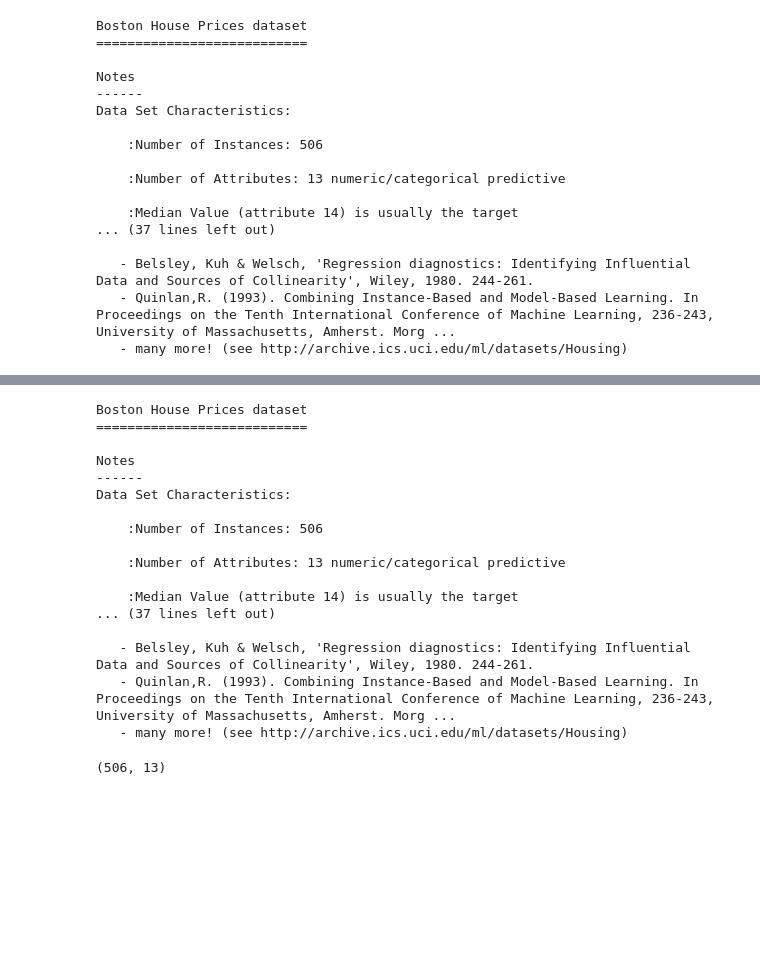
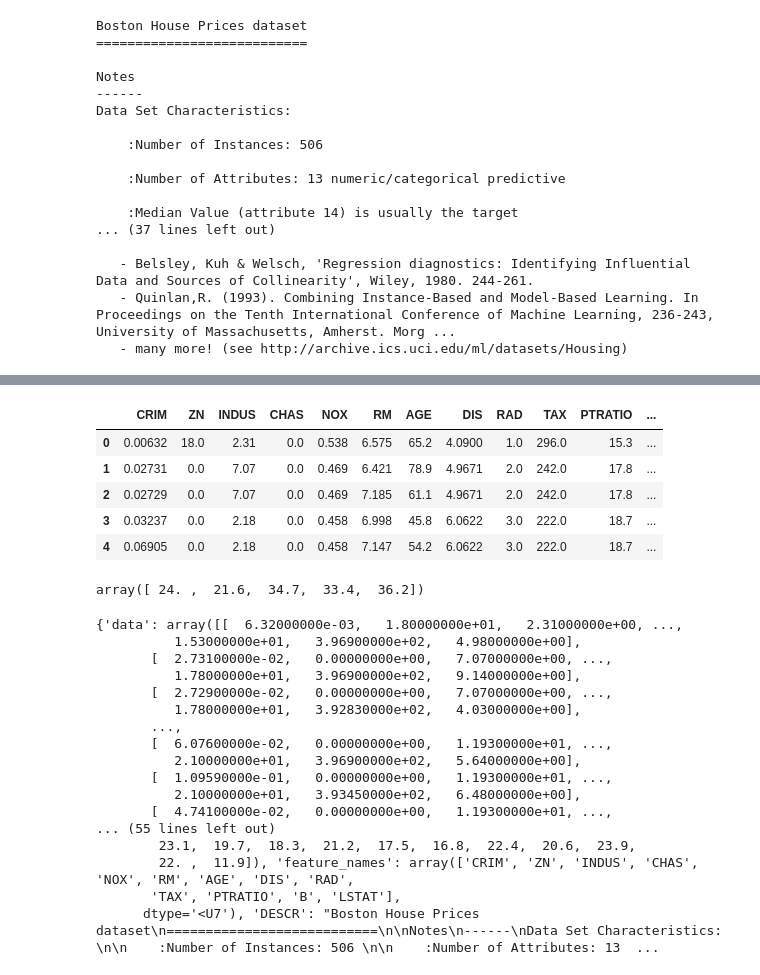
Before and after one commit to sashnat/pandas-practice, a Jupyter notebook: data science.ipynb, the cells around one changed output, grey strips where cells are left out. Drawn from its saved outputs; the diff is of its cells as text; code cells hidden in the pictures; blank space fills up the shorter version.

```diff
--- a/data science.ipynb
+++ b/data science.ipynb
@@ -183,24 +205,35 @@ Data Set Characteristics:
+# %%
+bos = pd.DataFrame(boston.data)
+bos.columns = boston.feature_names
+bos.head()
+# %% [output]
+|  | CRIM | ZN | INDUS | CHAS | NOX | RM | AGE | DIS | RAD | TAX | PTRATIO | ... |
+| 0 | 0.00632 | 18.0 | 2.31 | 0.0 | 0.538 | 6.575 | 65.2 | 4.0900 | 1.0 | 296.0 | 15.3 | ... |
+| 1 | 0.02731 | 0.0 | 7.07 | 0.0 | 0.469 | 6.421 | 78.9 | 4.9671 | 2.0 | 242.0 | 17.8 | ... |
+| 2 | 0.02729 | 0.0 | 7.07 | 0.0 | 0.469 | 7.185 | 61.1 | 4.9671 | 2.0 | 242.0 | 17.8 | ... |
+| 3 | 0.03237 | 0.0 | 2.18 | 0.0 | 0.458 | 6.998 | 45.8 | 6.0622 | 3.0 | 222.0 | 18.7 | ... |
+| 4 | 0.06905 | 0.0 | 2.18 | 0.0 | 0.458 | 7.147 | 54.2 | 6.0622 | 3.0 | 222.0 | 18.7 | ... |
+# %%
+boston.target[:5]
+# %% [output]
+array([ 24. ,  21.6,  34.7,  33.4,  36.2])
 # %%
-print(boston.DESCR)
+print (boston)
 # %% [output]
-Boston House Prices dataset
-===========================
-
-Notes
-------
-Data Set Characteristics:
-
-    :Number of Instances: 506
-
-    :Number of Attributes: 13 numeric/categorical predictive
-
-    :Median Value (attribute 14) is usually the target
-... (37 lines left out)
-
-   - Belsley, Kuh & Welsch, 'Regression diagnostics: Identifying Influential Data and Sources of Collinearity', Wiley, 1980. 244-261.
-   - Quinlan,R. (1993). Combining Instance-Based and Model-Based Learning. In Proceedings on the Tenth International Conference of Machine Learning, 236-243, University of Massachusetts, Amherst. Morg ...
-   - many more! (see http://archive.ics.uci.edu/ml/datasets/Housing)
+{'data': array([[  6.32000000e-03,   1.80000000e+01,   2.31000000e+00, ...,
+          1.53000000e+01,   3.96900000e+02,   4.98000000e+00],
+       [  2.73100000e-02,   0.00000000e+00,   7.07000000e+00, ...,
+          1.78000000e+01,   3.96900000e+02,   9.14000000e+00],
+       [  2.72900000e-02,   0.00000000e+00,   7.07000000e+00, ...,
+          1.78000000e+01,   3.92830000e+02,   4.03000000e+00],
+       ...,
+       [  6.07600000e-02,   0.00000000e+00,   1.19300000e+01, ...,
+          2.10000000e+01,   3.96900000e+02,   5.64000000e+00],
+       [  1.09590000e-01,   0.00000000e+00,   1.19300000e+01, ...,
+          2.10000000e+01,   3.93450000e+02,   6.48000000e+00],
+       [  4.74100000e-02,   0.00000000e+00,   1.19300000e+01, ...,
+... (55 lines left out)
+        23.1,  19.7,  18.3,  21.2,  17.5,  16.8,  22.4,  20.6,  23.9,
+        22. ,  11.9]), 'feature_names': array(['CRIM', 'ZN', 'INDUS', 'CHAS', 'NOX', 'RM', 'AGE', 'DIS', 'RAD',
+       'TAX', 'PTRATIO', 'B', 'LSTAT'],
+      dtype='<U7'), 'DESCR': "Boston House Prices dataset\n===========================\n\nNotes\n------\nData Set Characteristics:  \n\n    :Number of Instances: 506 \n\n    :Number of Attributes: 13  ...
-# %%
-boston.data.shape
-# %% [output]
-(506, 13)
```
Also changed, not shown: parts of 8 cells of this notebook.
